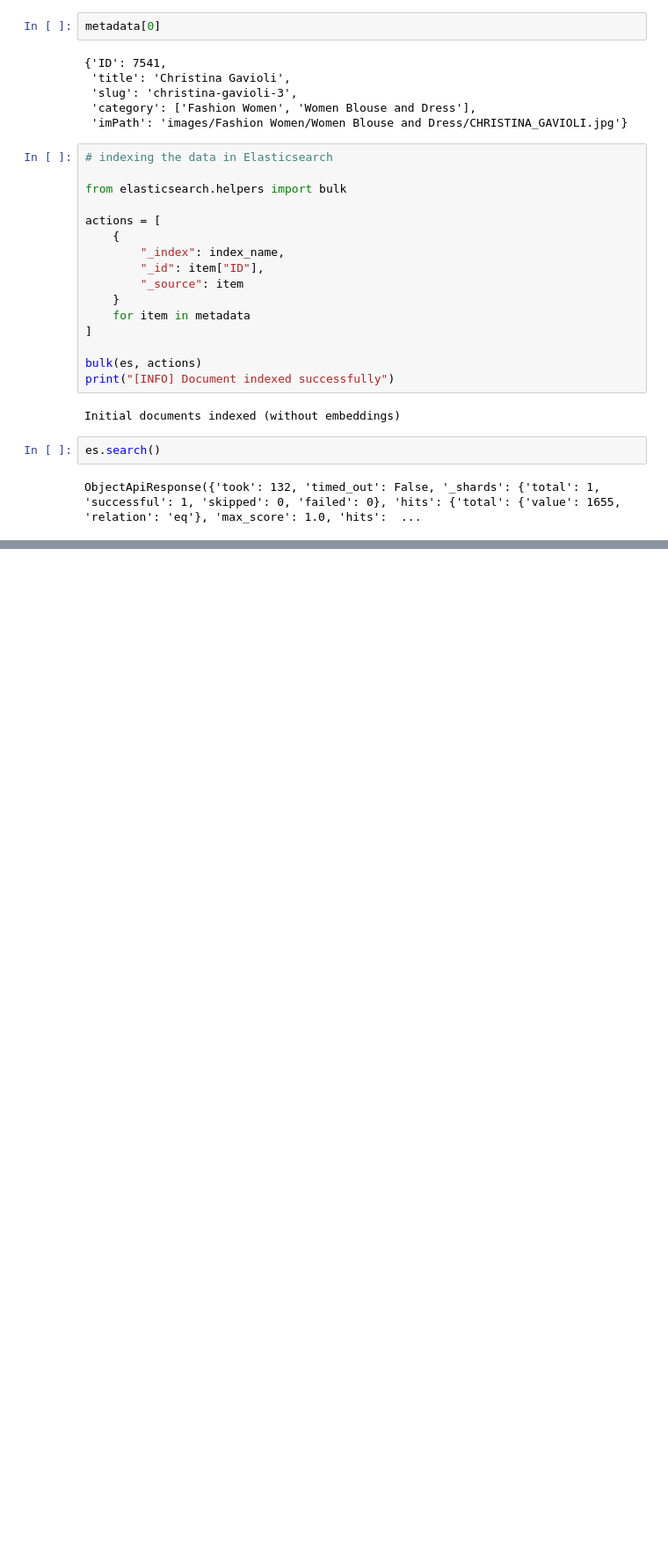
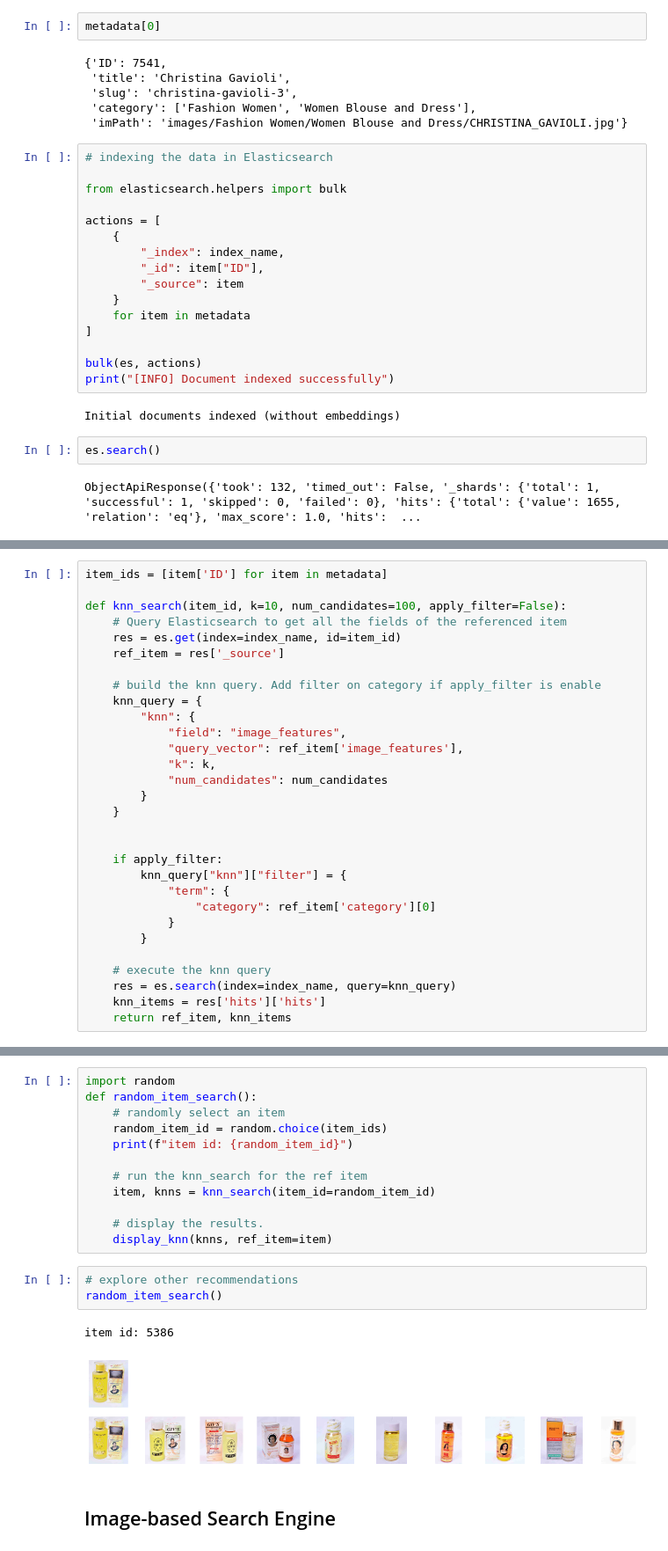
Before and after one commit to carmel-wenga/Image-Based-Recommendation-System-with-ResNet-and-Elasticsearch, a Jupyter notebook: src/IBRS_with_ResNet_and_ES.ipynb, the cells around one changed output, grey strips where cells are left out. Shown at 88% size. Cells and saved outputs as stored; diff of their text form; blank space fills up the shorter version.

```diff
--- a/src/IBRS_with_ResNet_and_ES.ipynb
+++ b/src/IBRS_with_ResNet_and_ES.ipynb
@@ -179,0 +283,30 @@ ObjectApiResponse({'took': 132, 'timed_out': False, '_shards': {'total': 1, 'suc
+# %%
+item_ids = [item['ID'] for item in metadata]
+
+def knn_search(item_id, k=10, num_candidates=100, apply_filter=False):
+    # Query Elasticsearch to get all the fields of the referenced item
+    res = es.get(index=index_name, id=item_id)
+    ref_item = res['_source']
+
+    # build the knn query. Add filter on category if apply_filter is enable
+    knn_query = {
+        "knn": {
+            "field": "image_features",
+            "query_vector": ref_item['image_features'],
+            "k": k,
+            "num_candidates": num_candidates
+        }
+    }
+
+
+    if apply_filter:
+        knn_query["knn"]["filter"] = {
+            "term": {
+                "category": ref_item['category'][0]
+            }
+        }
+
+    # execute the knn query
+    res = es.search(index=index_name, query=knn_query)
+    knn_items = res['hits']['hits']
+    return ref_item, knn_items
@@ -179,0 +361,20 @@ ObjectApiResponse({'took': 132, 'timed_out': False, '_shards': {'total': 1, 'suc
+# %%
+import random
+def random_item_search():
+    # randomly select an item
+    random_item_id = random.choice(item_ids)
+    print(f"item id: {random_item_id}")
+
+    # run the knn_search for the ref item
+    item, knns = knn_search(item_id=random_item_id)
+
+    # display the results.
+    display_knn(knns, ref_item=item)
+# %%
+# explore other recommendations
+random_item_search()
+# %% [output]
+item id: 5386
+[figure, added]
+# %% [markdown]
+## Image-based Search Engine
```
Also changed, not shown: parts of 13 cells of this notebook, 1 other file.
